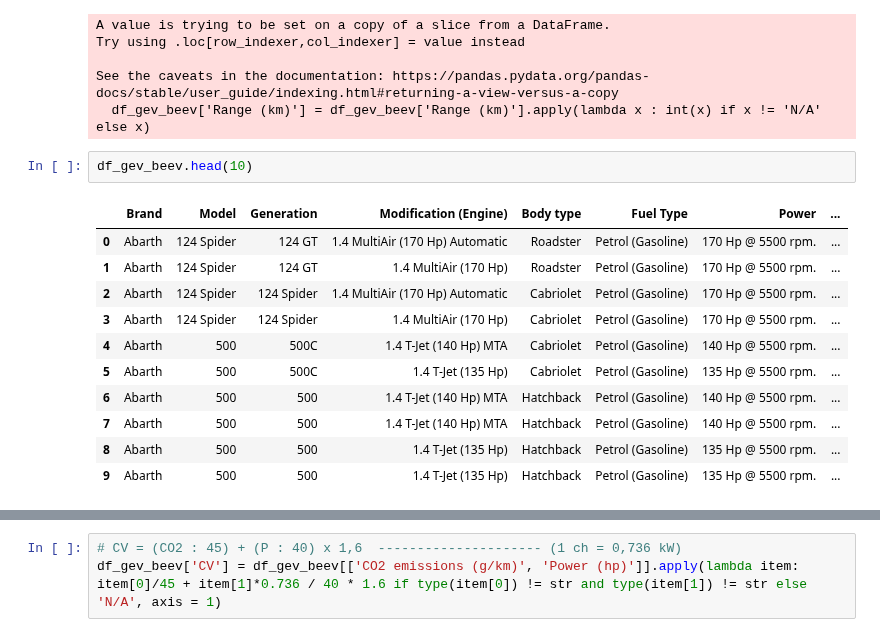
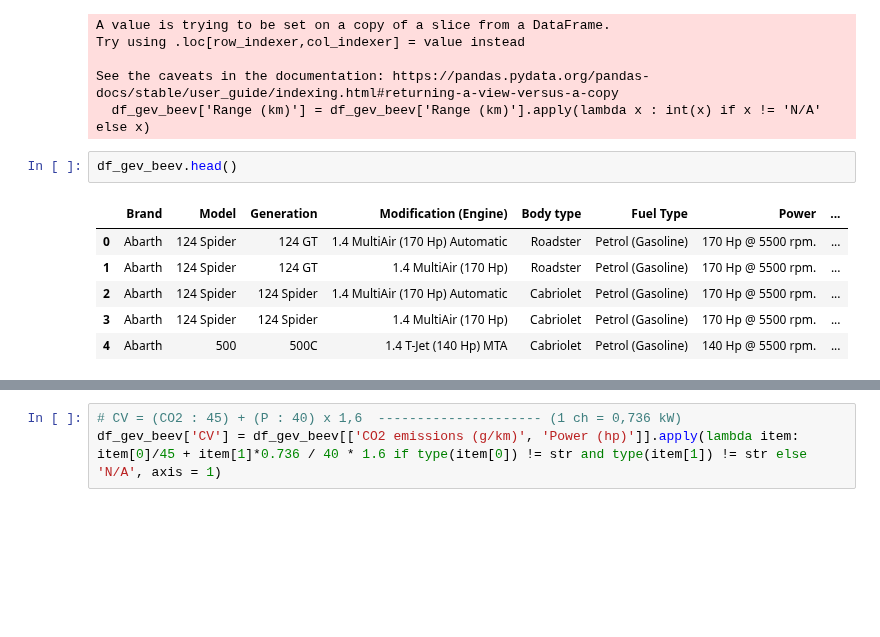
Before and after one commit to Cedric979/BEEV, a Jupyter notebook: Final Dataframe.ipynb, the cells around one changed output, grey strips where cells are left out. Drawn from its saved outputs; the diff is of its cells as text; blank space fills up the shorter version.

Commit message:
Update
Changed the fuel calculation in Interface2.
Created the 2 new files for docker
Cleaned Final dataframe of comments and old code

```diff
--- a/Final Dataframe.ipynb
+++ b/Final Dataframe.ipynb
@@ -754,16 +685,11 @@ Try using .loc[row_indexer,col_indexer] = value instead
 See the caveats in the documentation: https://pandas.pydata.org/pandas-docs/stable/user_guide/indexing.html#returning-a-view-versus-a-copy
   df_gev_beev['Range (km)'] = df_gev_beev['Range (km)'].apply(lambda x : int(x) if x != 'N/A' else x)
 # %%
-df_gev_beev.head(10)
+df_gev_beev.head()
 # %% [output]
 |  | Brand | Model | Generation | Modification (Engine) | Body type | Fuel Type | Power | ... |
 | 0 | Abarth | 124 Spider | 124 GT | 1.4 MultiAir (170 Hp) Automatic | Roadster | Petrol (Gasoline) | 170 Hp @ 5500 rpm. | ... |
 | 1 | Abarth | 124 Spider | 124 GT | 1.4 MultiAir (170 Hp) | Roadster | Petrol (Gasoline) | 170 Hp @ 5500 rpm. | ... |
 | 2 | Abarth | 124 Spider | 124 Spider | 1.4 MultiAir (170 Hp) Automatic | Cabriolet | Petrol (Gasoline) | 170 Hp @ 5500 rpm. | ... |
 | 3 | Abarth | 124 Spider | 124 Spider | 1.4 MultiAir (170 Hp) | Cabriolet | Petrol (Gasoline) | 170 Hp @ 5500 rpm. | ... |
 | 4 | Abarth | 500 | 500C | 1.4 T-Jet (140 Hp) MTA | Cabriolet | Petrol (Gasoline) | 140 Hp @ 5500 rpm. | ... |
-| 5 | Abarth | 500 | 500C | 1.4 T-Jet (135 Hp) | Cabriolet | Petrol (Gasoline) | 135 Hp @ 5500 rpm. | ... |
-| 6 | Abarth | 500 | 500 | 1.4 T-Jet (140 Hp) MTA | Hatchback | Petrol (Gasoline) | 140 Hp @ 5500 rpm. | ... |
-| 7 | Abarth | 500 | 500 | 1.4 T-Jet (140 Hp) MTA | Hatchback | Petrol (Gasoline) | 140 Hp @ 5500 rpm. | ... |
-| 8 | Abarth | 500 | 500 | 1.4 T-Jet (135 Hp) | Hatchback | Petrol (Gasoline) | 135 Hp @ 5500 rpm. | ... |
-| 9 | Abarth | 500 | 500 | 1.4 T-Jet (135 Hp) | Hatchback | Petrol (Gasoline) | 135 Hp @ 5500 rpm. | ... |
```
Also changed, not shown: parts of 36 cells of this notebook, 6 other files.
